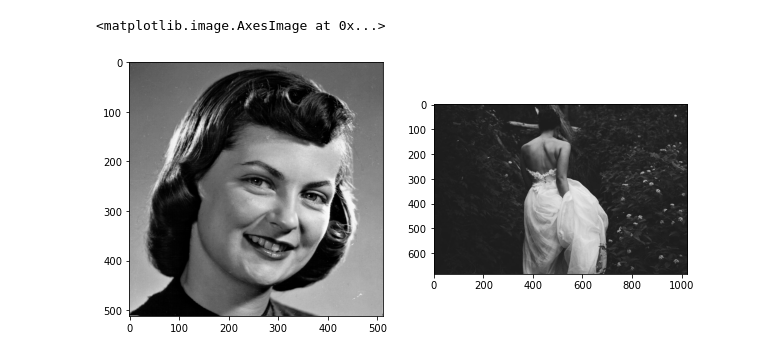
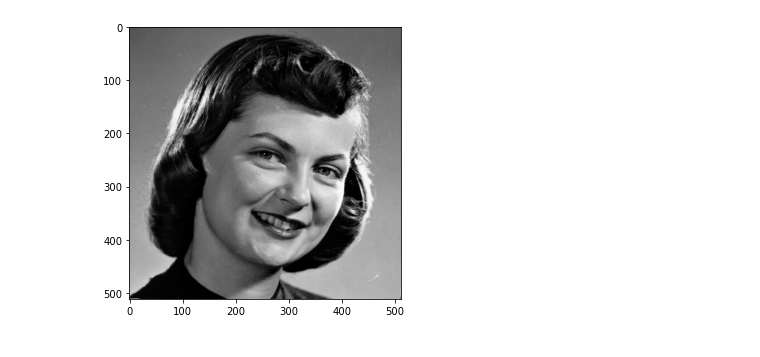
Before and after one commit to JHludwolf/AgentesInteligentes, a Jupyter notebook: Primer Parcial/Tareas/Tarea 1/RegionGrowing.ipynb, the cells around one changed output. Saved outputs shown, nothing was run; the diff lists cells and outputs as text; code cells hidden in the pictures.

```diff
--- a/Primer Parcial/Tareas/Tarea 1/RegionGrowing.ipynb
+++ b/Primer Parcial/Tareas/Tarea 1/RegionGrowing.ipynb
@@ -13,12 +15,11 @@ from skimage.segmentation import flood, flood_fill
 # %%
+
 imageGirl = cv2.imread('Girl Face.png', 0)
-imageBride = cv2.imread('boda.jpeg', 0)
+
 
 plt.figure(figsize=(10,5))
-plt.subplot(1,2,1)
+
 plt.imshow(imageGirl, cmap='gray')
-plt.subplot(1,2,2)
-plt.imshow(imageBride, cmap='gray')
+plt.show()
 # %% [output]
-<matplotlib.image.AxesImage at 0x...>
-[figure, old version]
+[figure, new version]
```
Also changed, not shown: parts of 6 cells of this notebook, 1 other file.
